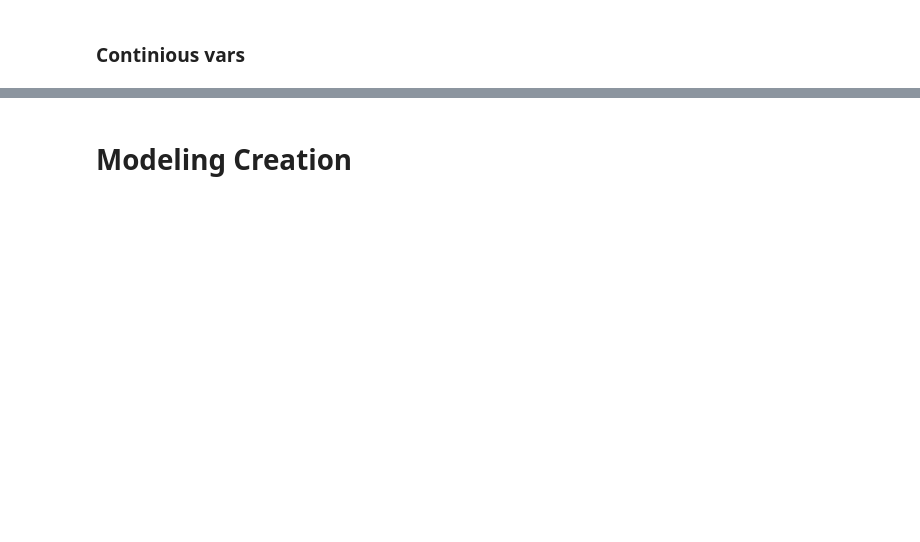
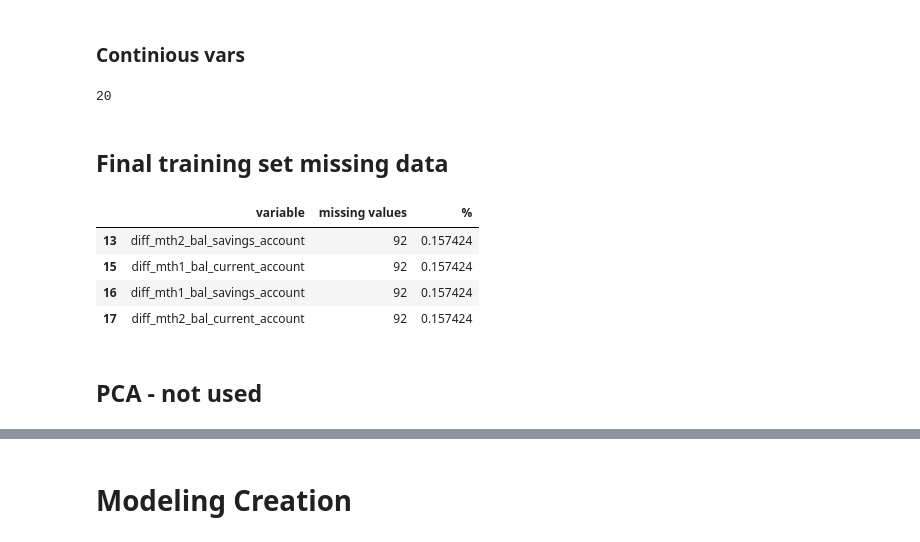
Before and after one commit to AliSafieddine/Churn-Prediction, a Jupyter notebook: Approach_wo_lastcolumns.ipynb, the cells around one changed output, grey strips where cells are left out. Drawn from its saved outputs; the diff is of its cells as text; code cells hidden in the pictures; blank space fills up the shorter version.

```diff
--- a/Approach_wo_lastcolumns.ipynb
+++ b/Approach_wo_lastcolumns.ipynb
@@ -411,15 +450,15 @@ vars_to_explore = ['has_insurance_23','has_insurance_21','has_fire_car_other_ins
 from scipy.stats import chi2_contingency
 from scipy.stats import chi2
 # %%
-remove = []
-keep = []
+remove_cat = []
+keep_cat = []
 for x in vars_to_explore:
     test = pd.crosstab(train_s['target'],train_s[x],margins = False)
     stat, p, dof, expected = chi2_contingency(test)
     critical = chi2.ppf(0.99, dof)
     if abs(stat) >= critical:
-        keep = keep + [x]
+        keep_cat = keep_cat + [x]
         print(x + ': Dependent (reject H0)')
     else:
-        remove = remove + [x]
+        remove_cat = remove_cat + [x]
         print(x + ': Independent (fail to reject H0)')
@@ -478,5 +535,25 @@ for variable in cont_vars:
 # %%
-keep_cont = ['bal_savings_account',' diff_mth2_bal_savings_account','bal_current_account',
-             'diff_mth1_bal_current_account','diff_mth1_bal_savings_account',' diff_mth2_bal_current_account']
+keep_cont = ['bal_savings_account','diff_mth2_bal_savings_account','bal_current_account',
+             'diff_mth1_bal_current_account','diff_mth1_bal_savings_account','diff_mth2_bal_current_account',
+             'Age','Year_since_all','Year_since_bank']
 # %%
-len(keep + keep_cont)
+final_vars = keep_cat + keep_cont
+len(final_vars)
+# %% [output]
+20
+# %%
+train_final = train_s[['target']+final_vars]
+# %% [markdown]
+## Final training set missing data
+# %%
+missing_df = train_final.isnull().sum(axis=0).reset_index()
+missing_df.columns = ['variable', 'missing values']
+missing_df['%']=(missing_df['missing values'])/train1.shape[0]*100
+missing_df = missing_df[missing_df['missing values'] >0].sort_values('%')
+missing_df
+# %% [output]
+|  | variable | missing values | % |
+| 13 | diff_mth2_bal_savings_account | 92 | 0.157424 |
+| 15 | diff_mth1_bal_current_account | 92 | 0.157424 |
+| 16 | diff_mth1_bal_savings_account | 92 | 0.157424 |
+| 17 | diff_mth2_bal_current_account | 92 | 0.157424 |
@@ -483,3 +562,5 @@ len(keep + keep_cont)
+# %% [markdown]
+## PCA - not used
 # %%
 ## Dimension reductioin
 # %%
```
Also changed, not shown: parts of 67 cells of this notebook, 1 other file.
